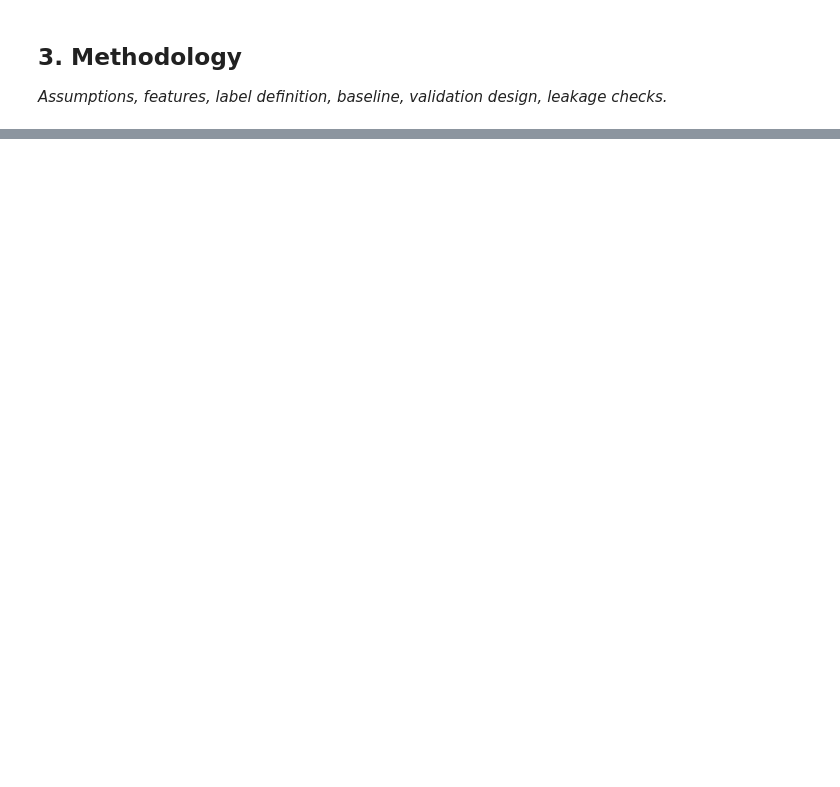
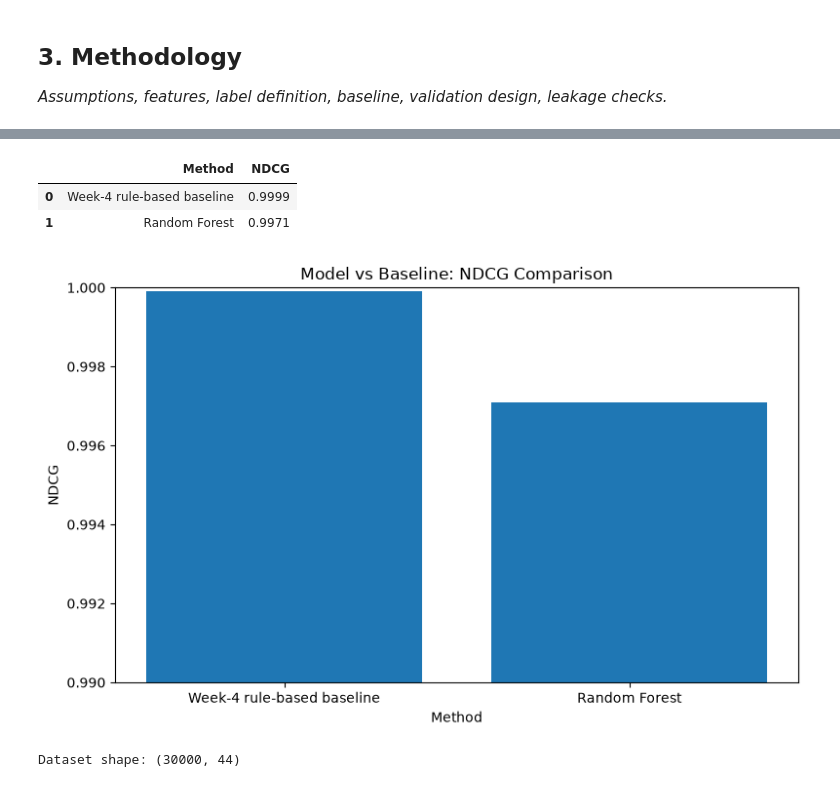
Before and after one commit to riteshy1526/flyrank-internship-ml, a Jupyter notebook: work/notebooks/capstone.ipynb, the cells around one changed output, grey strips where cells are left out. Drawn from its saved outputs; the diff is of its cells as text; code cells hidden in the pictures; blank space fills up the shorter version.

Commit message:
Complete capstone research paper and deployment

```diff
--- a/work/notebooks/capstone.ipynb
+++ b/work/notebooks/capstone.ipynb
@@ -36,0 +178,63 @@ This skeleton is yours to fill. Work the sections **in order** — each one has
+# %%
+import pandas as pd
+
+final_results = pd.DataFrame({
+    "Method": [
+        "Week-4 rule-based baseline",
+        "Random Forest"
+    ],
+    "NDCG": [
+        0.9999,
+        0.9971
+    ]
+})
+
+display(final_results)
+# %% [output]
+|  | Method | NDCG |
+| 0 | Week-4 rule-based baseline | 0.9999 |
+| 1 | Random Forest | 0.9971 |
+# %%
+import matplotlib.pyplot as plt
+
+plt.figure(figsize=(8, 5))
+
+plt.bar(
+    final_results["Method"],
+    final_results["NDCG"]
+)
+
+plt.title("Model vs Baseline: NDCG Comparison")
+plt.xlabel("Method")
+plt.ylabel("NDCG")
+
+plt.ylim(0.99, 1.0)
+
+plt.tight_layout()
+
+# Save graph for website
+plt.savefig(
+    "../paper/images/ndcg_comparison.png",
+    dpi=300,
+    bbox_inches="tight"
+)
+
+plt.show()
+# %% [output]
+[figure, added]
+# %%
+import pandas as pd
+import numpy as np
+
+from sklearn.model_selection import GroupShuffleSplit
+from sklearn.ensemble import RandomForestRegressor
+from sklearn.impute import SimpleImputer
+from sklearn.metrics import ndcg_score
+
+DATA_PATH = "../../data/raw/content_refresh_anonymized.csv"
+
+df = pd.read_csv(DATA_PATH)
+
+print("Dataset shape:", df.shape)
+# %% [output]
+Dataset shape: (30000, 44)
```
Also changed, not shown: parts of 20 cells of this notebook, 12 other files.
